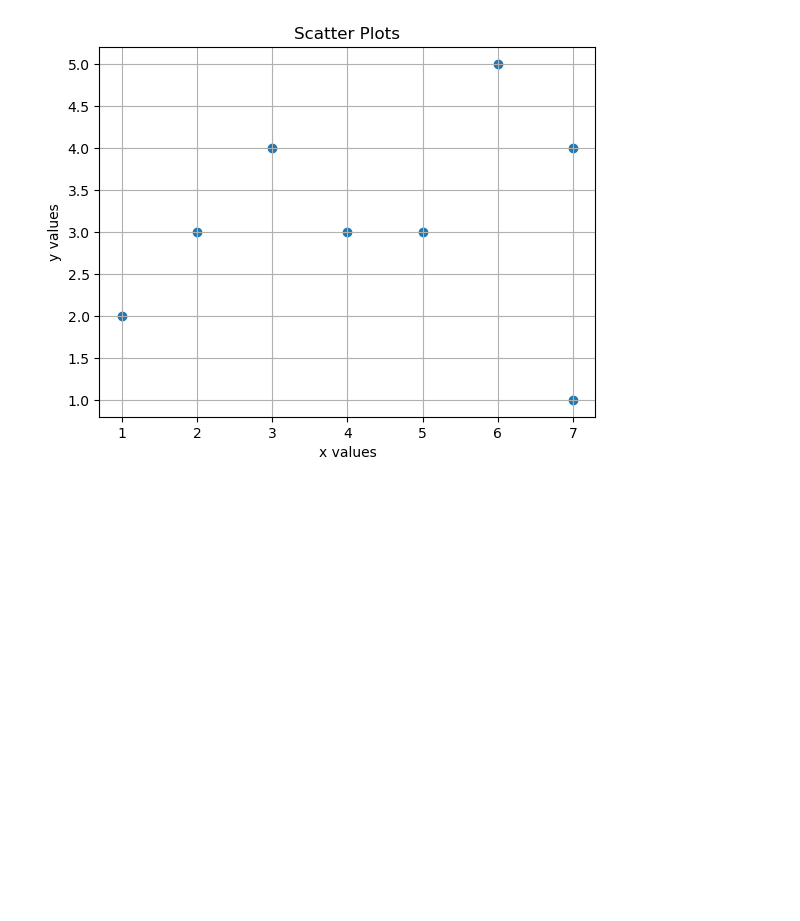
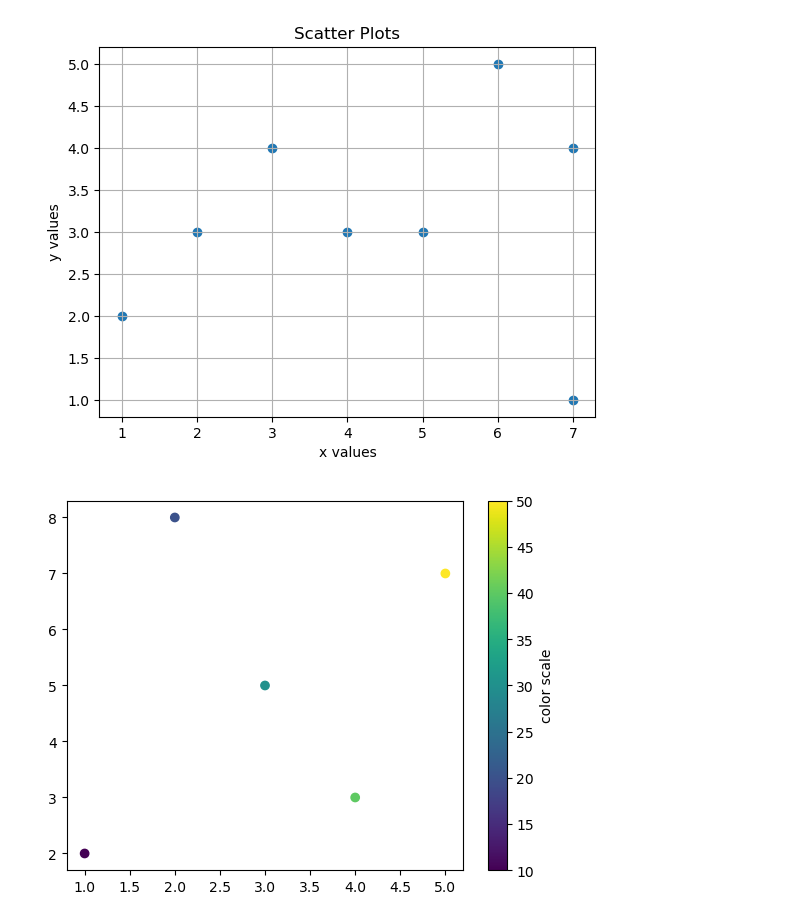
Before and after one commit to aditya-76430/python-programming, a Jupyter notebook: Matplotlib/learning-part1.ipynb, the cells around one changed output. Saved outputs shown, nothing was run; the diff lists cells and outputs as text; code cells hidden in the pictures; blank space fills up the shorter version.

Commit message:
using a colormap (color by values)

```diff
--- a/Matplotlib/learning-part1.ipynb
+++ b/Matplotlib/learning-part1.ipynb
@@ -195,3 +195,18 @@ plt.grid(True)
 plt.show()
 # %% [output]
 [figure]
+# %%
+# Using a colormap (color by values)
+import numpy as np
+import matplotlib.pyplot as plt
+
+x = [1,2,3,4,5]
+y = [2,8,5,3,7]
+
+colors = np.array([10,20,30,40,50])
+
+plt.scatter(x, y, c = colors, cmap = "viridis")
+plt.colorbar(label = "color scale")
+plt.show()
+# %% [output]
+[figure, added]
```
Also changed, not shown: 46 other files.
